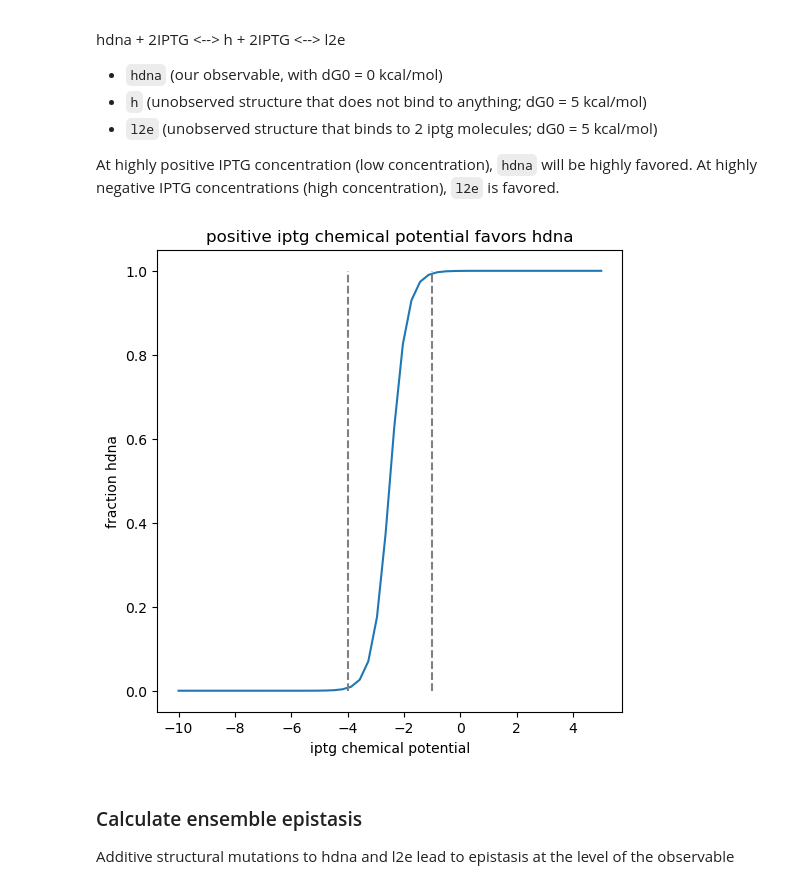
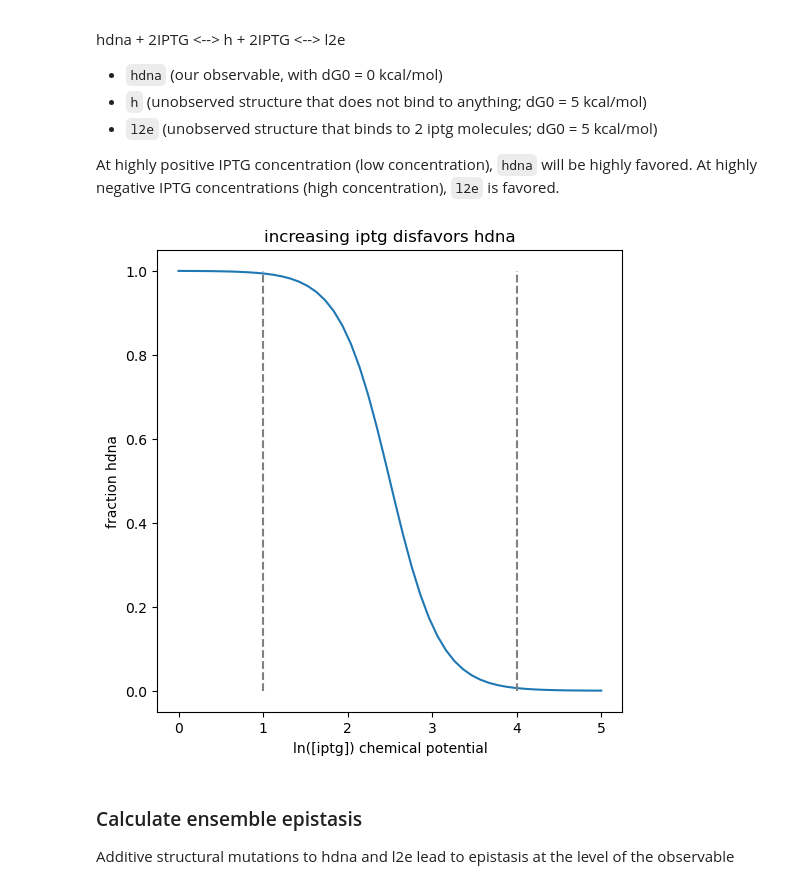
Before and after one commit to harmsm/eee, a Jupyter notebook: example/calc_ensemble_epistasis.ipynb, the cells around one changed output. Cells and saved outputs as stored; diff of their text form; code cells hidden in the pictures.

```diff
--- a/example/calc_ensemble_epistasis.ipynb
+++ b/example/calc_ensemble_epistasis.ipynb
@@ -20,21 +20,21 @@ At highly positive IPTG concentration (low concentration), `hdna` will be highly
 # %%
 ens = eee.Ensemble()
 ens.add_species("hdna",dG0=0,observable=True)
 ens.add_species("h",dG0=5)
 ens.add_species("l2e",dG0=5,mu_stoich={"iptg":2},observable=False)
 
-df = ens.get_obs(mu_dict={"iptg":np.linspace(-10,5)})
+df = ens.get_obs(mu_dict={"iptg":np.linspace(0,5)})
 fig, ax = plt.subplots(1,figsize=(6,6))
 ax.plot(df.iptg,df.fx_obs)
-ax.set_xlabel("iptg chemical potential")
+ax.set_xlabel("ln([iptg]) chemical potential")
 ax.set_ylabel("fraction hdna")
 
-ax.plot((-1,-1),(0,1),'--',color='gray')
-ax.plot((-4,-4),(0,1),'--',color='gray')
-ax.set_title("positive iptg chemical potential favors hdna")
+ax.plot((1,1),(0,1),'--',color='gray')
+ax.plot((4,4),(0,1),'--',color='gray')
+ax.set_title("increasing iptg disfavors hdna")
 None
 # %% [output]
-[figure, old version]
+[figure, new version]
 # %% [markdown]
 ### Calculate ensemble epistasis
 
```
Also changed, not shown: parts of 1 cell of this notebook, 6 other files.
